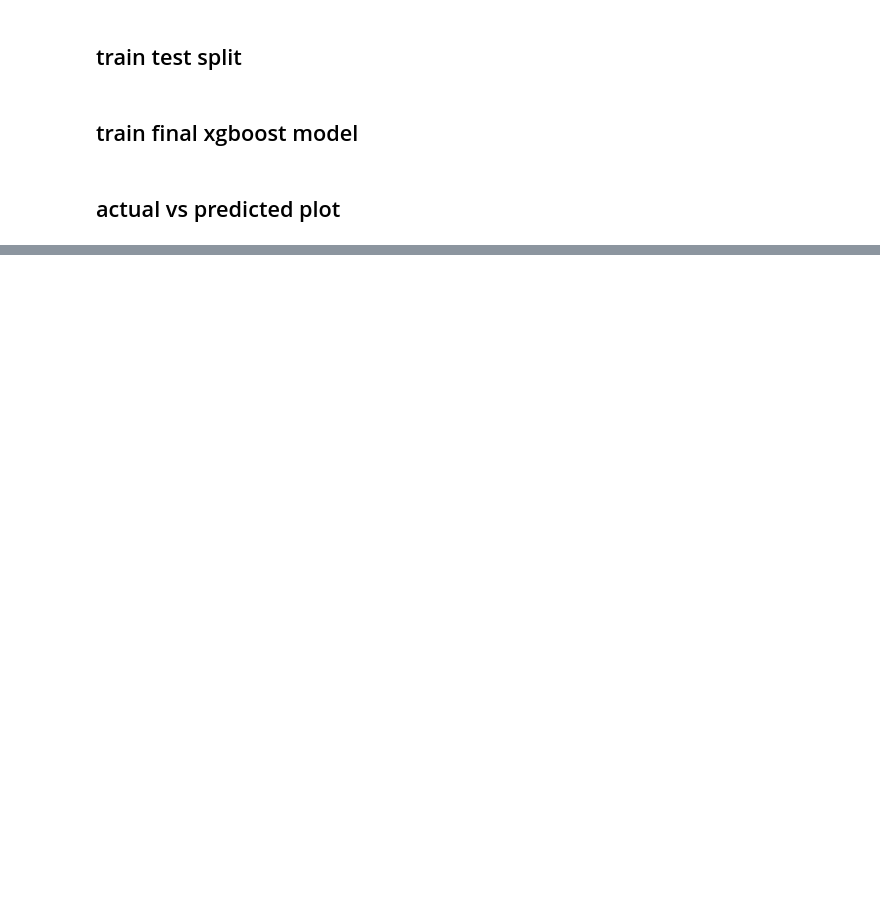
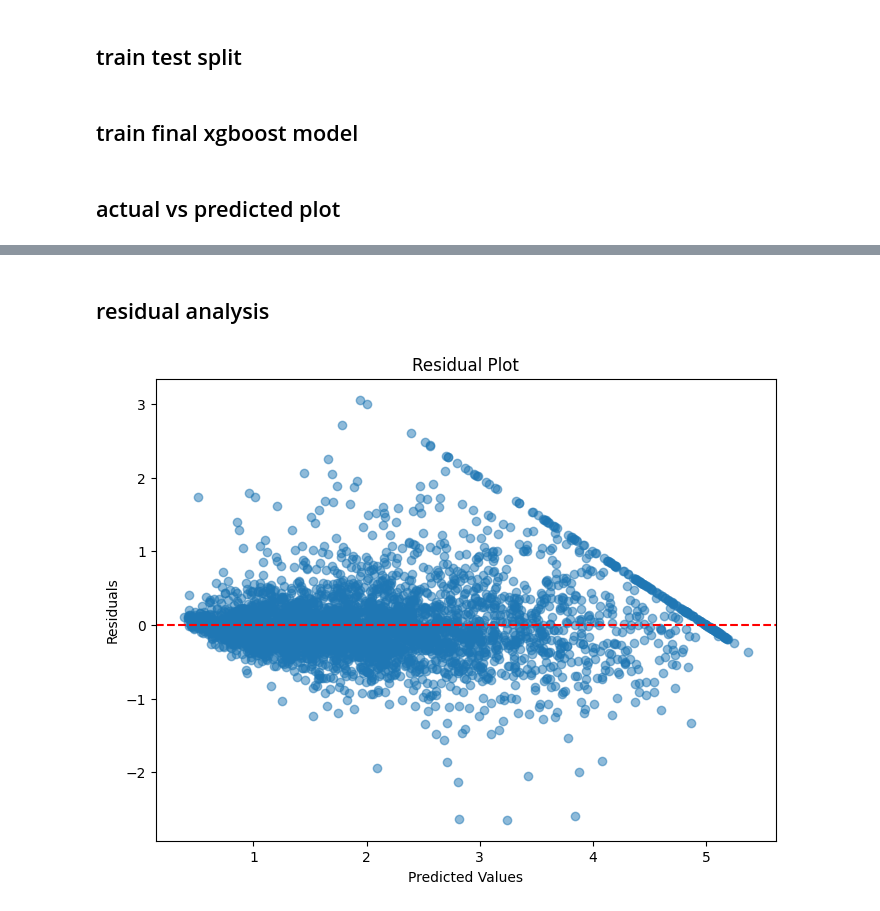
Before and after one commit to AmirForootanAC/ml-fundamentals, a Jupyter notebook: 02_california_housing/notebooks/08_final_model.ipynb, the cells around one changed output, grey strips where cells are left out. Cells and saved outputs as stored; diff of their text form; code cells hidden in the pictures; blank space fills up the shorter version.

```diff
--- a/02_california_housing/notebooks/08_final_model.ipynb
+++ b/02_california_housing/notebooks/08_final_model.ipynb
@@ -71,0 +80,13 @@ plot_actual_vs_predicted(
+# %% [markdown]
+## residual analysis
+# %%
+from src.visualization import (
+    plot_residuals
+)
+
+plot_residuals(
+    y_test,
+    pred_xgb
+)
+# %% [output]
+[figure, added]
```
Also changed, not shown: parts of 8 cells of this notebook, 7 other files.
